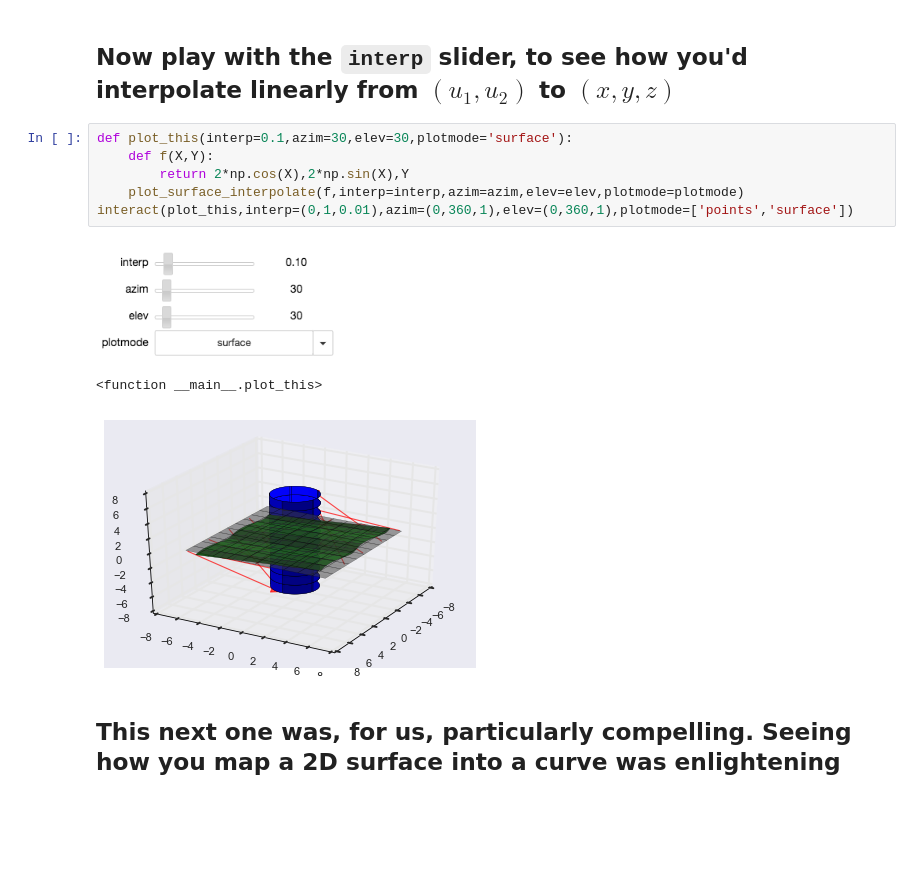
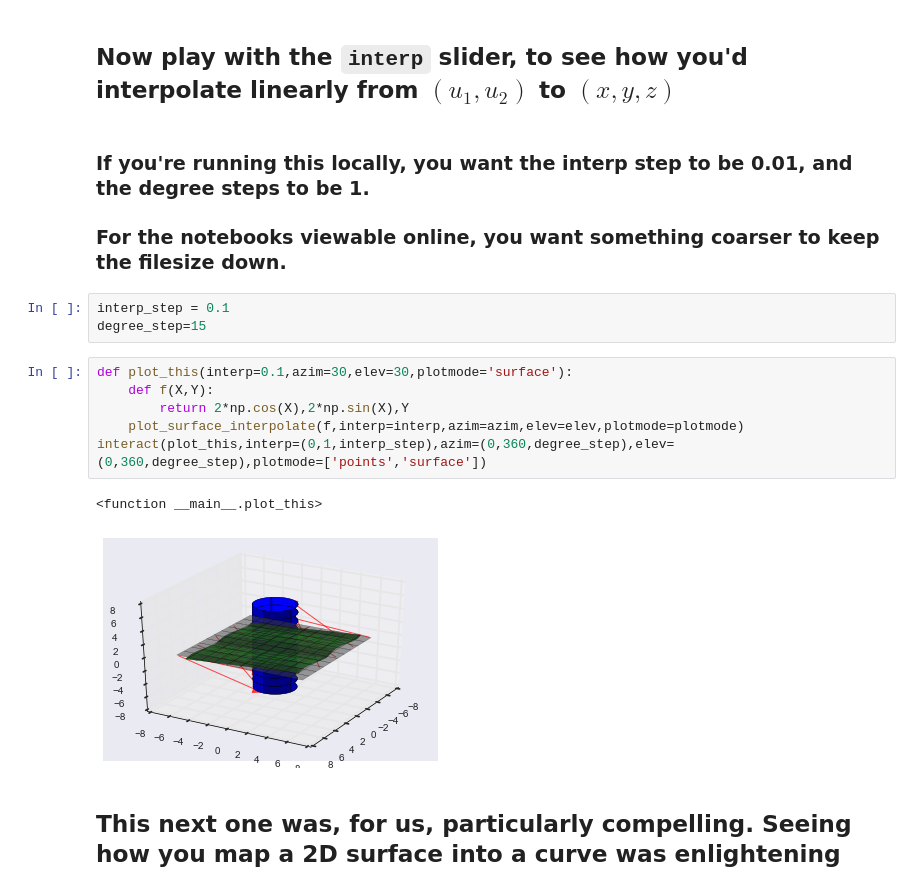
Before and after one commit to mglerner/MathematicalPhysics, a Jupyter notebook: Mapping/DiffGeoMapping.ipynb, the cells around one changed output. Drawn from its saved outputs; the diff is of its cells as text; blank space fills up the shorter version.

```diff
--- a/Mapping/DiffGeoMapping.ipynb
+++ b/Mapping/DiffGeoMapping.ipynb
@@ -152,16 +154,21 @@ def plot_surface_interpolate(f=f,plotmode='surface',urange=2*np.pi,interp=0.1,el
 %matplotlib inline
 # %% [markdown]
 ## Now play with the `interp` slider, to see how you'd interpolate linearly from $(u_1, u_2)$ to $(x,y,z)$
+# %% [markdown]
+### If you're running this locally, you want the interp step to be 0.01, and the degree steps to be 1.
+### For the notebooks viewable online, you want something coarser to keep the filesize down.
+# %%
+interp_step = 0.1
+degree_step=15
 # %%
 def plot_this(interp=0.1,azim=30,elev=30,plotmode='surface'):
     def f(X,Y):
         return 2*np.cos(X),2*np.sin(X),Y
     plot_surface_interpolate(f,interp=interp,azim=azim,elev=elev,plotmode=plotmode)
-interact(plot_this,interp=(0,1,0.01),azim=(0,360,1),elev=(0,360,1),plotmode=['points','surface'])
+interact(plot_this,interp=(0,1,interp_step),azim=(0,360,degree_step),elev=(0,360,degree_step),plotmode=['points','surface'])
 # %% [output]
+<function __main__.plot_this>
-[figure, old version]
+[figure, new version]
-<function __main__.plot_this>
-[figure, removed]
 # %% [markdown]
 ## This next one was, for us, particularly compelling. Seeing how you map a 2D surface into a curve was enlightening
 # %%
```
Also changed, not shown: parts of 19 cells of this notebook.
